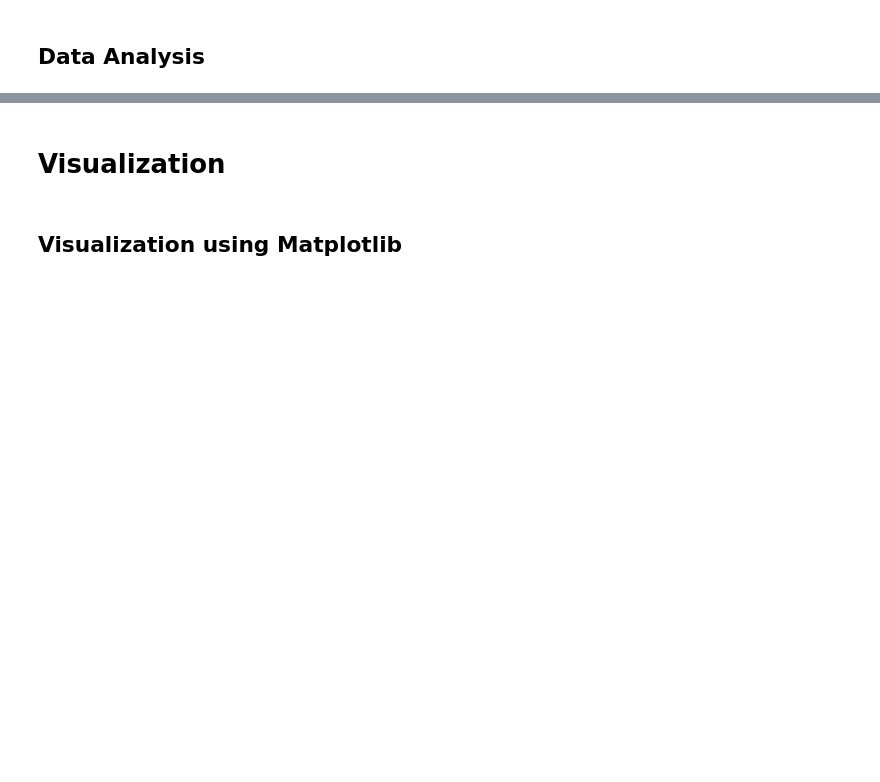
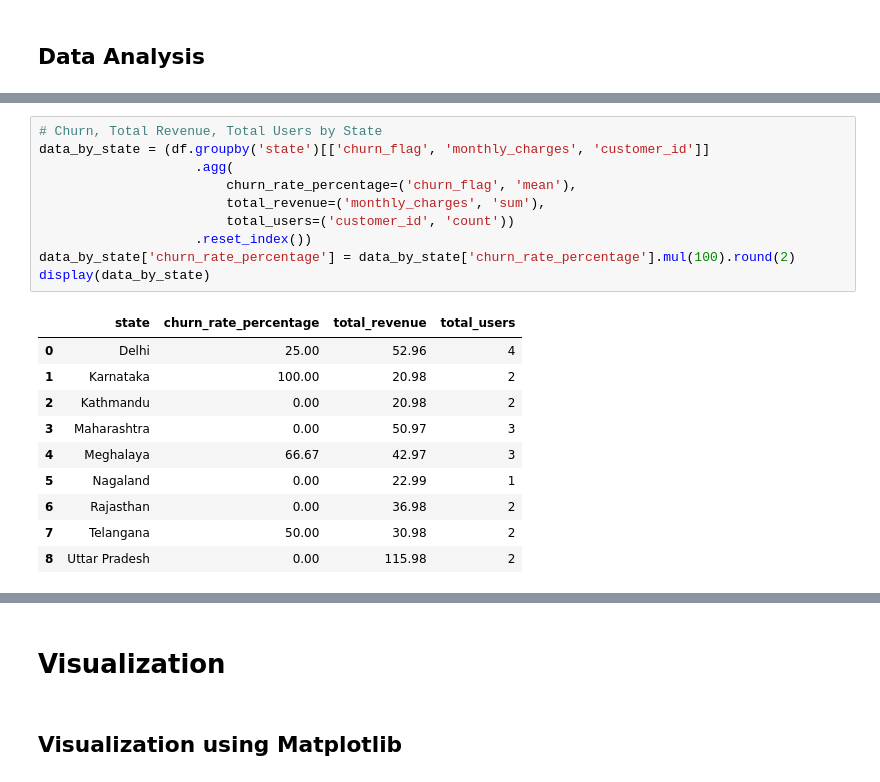
Before and after one commit to ThuCoo/ott-subscriber-churn-retention, a Jupyter notebook: churn_analysis.ipynb, the cells around one changed output, grey strips where cells are left out. Saved outputs shown, nothing was run; the diff lists cells and outputs as text; blank space fills up the shorter version.

Commit message:
Finish Feature Engineering and Data Analysis

```diff
--- a/churn_analysis.ipynb
+++ b/churn_analysis.ipynb
@@ -184,0 +269,21 @@ df_db_customer['country'] = df_db_customer['country'].fillna(country_mapping)
+# %%
+# Churn, Total Revenue, Total Users by State
+data_by_state = (df.groupby('state')[['churn_flag', 'monthly_charges', 'customer_id']]
+                    .agg(
+                        churn_rate_percentage=('churn_flag', 'mean'),
+                        total_revenue=('monthly_charges', 'sum'),
+                        total_users=('customer_id', 'count'))
+                    .reset_index())
+data_by_state['churn_rate_percentage'] = data_by_state['churn_rate_percentage'].mul(100).round(2)
+display(data_by_state)
+# %% [output]
+|  | state | churn_rate_percentage | total_revenue | total_users |
+| 0 | Delhi | 25.00 | 52.96 | 4 |
+| 1 | Karnataka | 100.00 | 20.98 | 2 |
+| 2 | Kathmandu | 0.00 | 20.98 | 2 |
+| 3 | Maharashtra | 0.00 | 50.97 | 3 |
+| 4 | Meghalaya | 66.67 | 42.97 | 3 |
+| 5 | Nagaland | 0.00 | 22.99 | 1 |
+| 6 | Rajasthan | 0.00 | 36.98 | 2 |
+| 7 | Telangana | 50.00 | 30.98 | 2 |
+| 8 | Uttar Pradesh | 0.00 | 115.98 | 2 |
```
Also changed, not shown: parts of 17 cells of this notebook, 1 other file.
